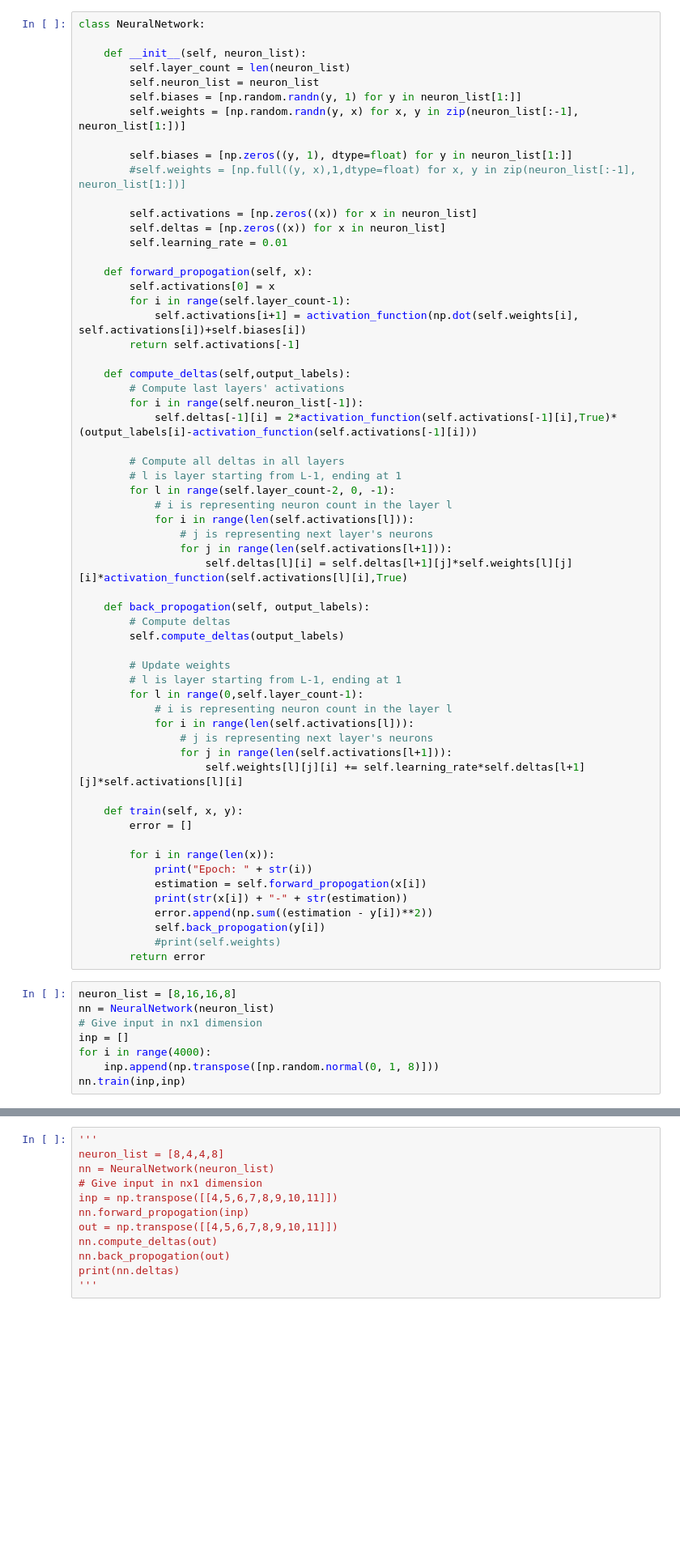
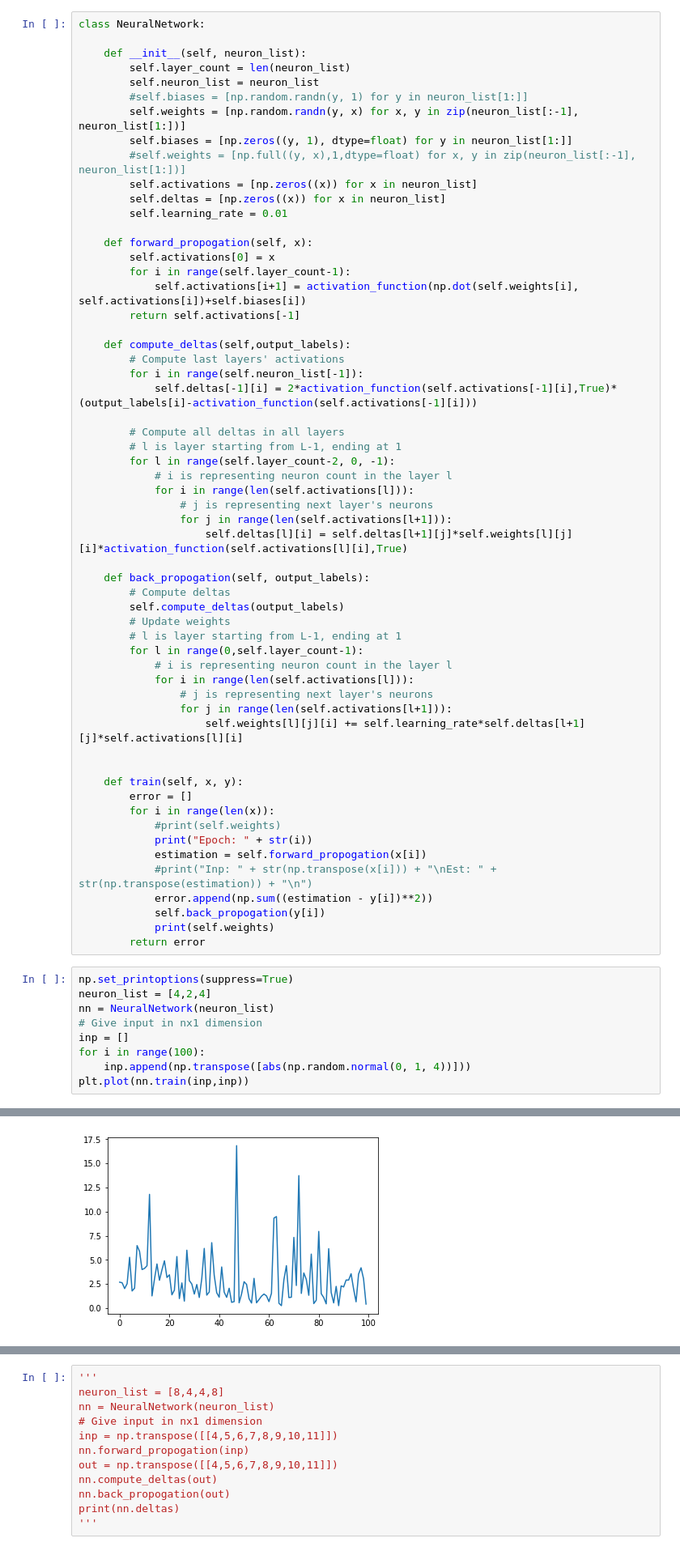
Before and after one commit to keremayoz/RetroMovieRecommender, a Jupyter notebook: src/auto_encoder.ipynb, the cells around one changed output, grey strips where cells are left out. Shown at 81% size. Drawn from its saved outputs; the diff is of its cells as text; blank space fills up the shorter version.

```diff
--- a/src/auto_encoder.ipynb
+++ b/src/auto_encoder.ipynb
@@ -24,12 +31,10 @@ class NeuralNetwork:
     def __init__(self, neuron_list):
         self.layer_count = len(neuron_list)
         self.neuron_list = neuron_list
-        self.biases = [np.random.randn(y, 1) for y in neuron_list[1:]]
+        #self.biases = [np.random.randn(y, 1) for y in neuron_list[1:]]
         self.weights = [np.random.randn(y, x) for x, y in zip(neuron_list[:-1], neuron_list[1:])]
-
         self.biases = [np.zeros((y, 1), dtype=float) for y in neuron_list[1:]]
         #self.weights = [np.full((y, x),1,dtype=float) for x, y in zip(neuron_list[:-1], neuron_list[1:])]
-
         self.activations = [np.zeros((x)) for x in neuron_list]
         self.deltas = [np.zeros((x)) for x in neuron_list]
         self.learning_rate = 0.01
@@ -57,7 +62,6 @@ class NeuralNetwork:
     def back_propogation(self, output_labels):
         # Compute deltas
         self.compute_deltas(output_labels)
-
         # Update weights
         # l is layer starting from L-1, ending at 1
         for l in range(0,self.layer_count-1):
@@ -67,24 +71,26 @@ class NeuralNetwork:
                 for j in range(len(self.activations[l+1])):
                     self.weights[l][j][i] += self.learning_rate*self.deltas[l+1][j]*self.activations[l][i]
 
+
     def train(self, x, y):
         error = []
-
         for i in range(len(x)):
+            #print(self.weights)
             print("Epoch: " + str(i))
             estimation = self.forward_propogation(x[i])
-            print(str(x[i]) + "-" + str(estimation))
+            #print("Inp: " + str(np.transpose(x[i])) + "\nEst: " + str(np.transpose(estimation)) + "\n")
             error.append(np.sum((estimation - y[i])**2))
             self.back_propogation(y[i])
-            #print(self.weights)
+            print(self.weights)
         return error
 # %%
-neuron_list = [8,16,16,8]
+np.set_printoptions(suppress=True)
+neuron_list = [4,2,4]
 nn = NeuralNetwork(neuron_list)
 # Give input in nx1 dimension
 inp = []
-for i in range(4000):
-    inp.append(np.transpose([np.random.normal(0, 1, 8)]))
-nn.train(inp,inp)
+for i in range(100):
+    inp.append(np.transpose([abs(np.random.normal(0, 1, 4))]))
+plt.plot(nn.train(inp,inp))
 # %% [output]
 Epoch: 0
@@ -124,3 +114,4 @@ Epoch: 2104
+[figure, added]
 # %%
 '''
 neuron_list = [2,2,2]
```
Also changed, not shown: parts of 5 cells of this notebook, 1 other file.
